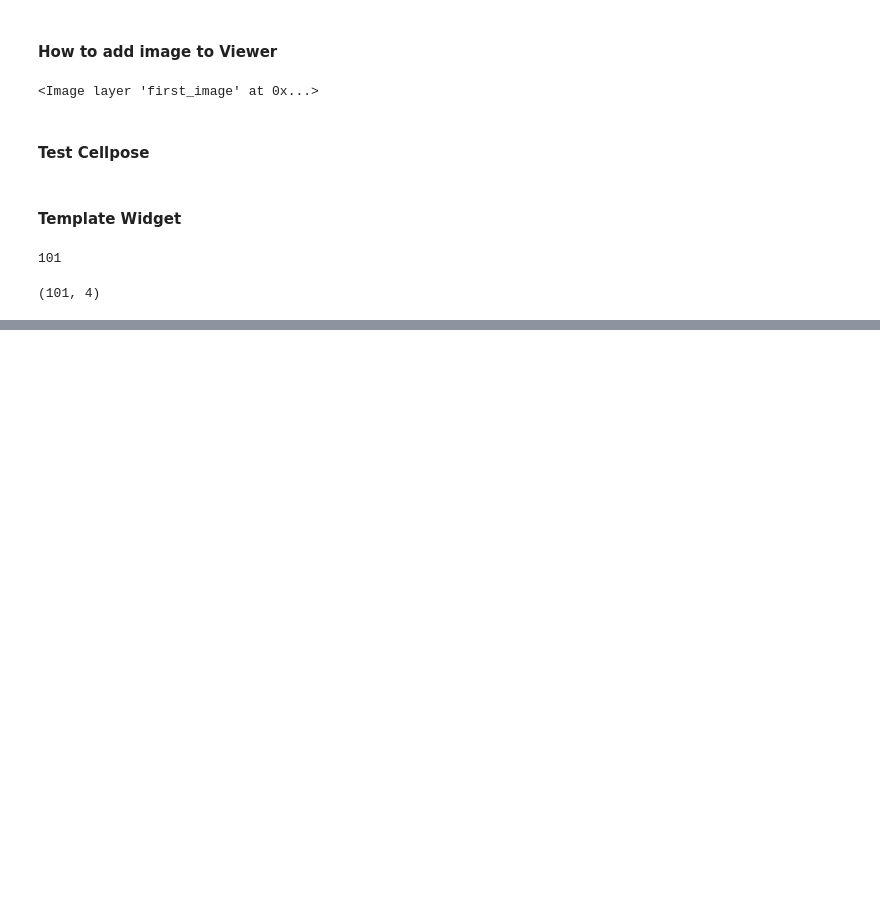
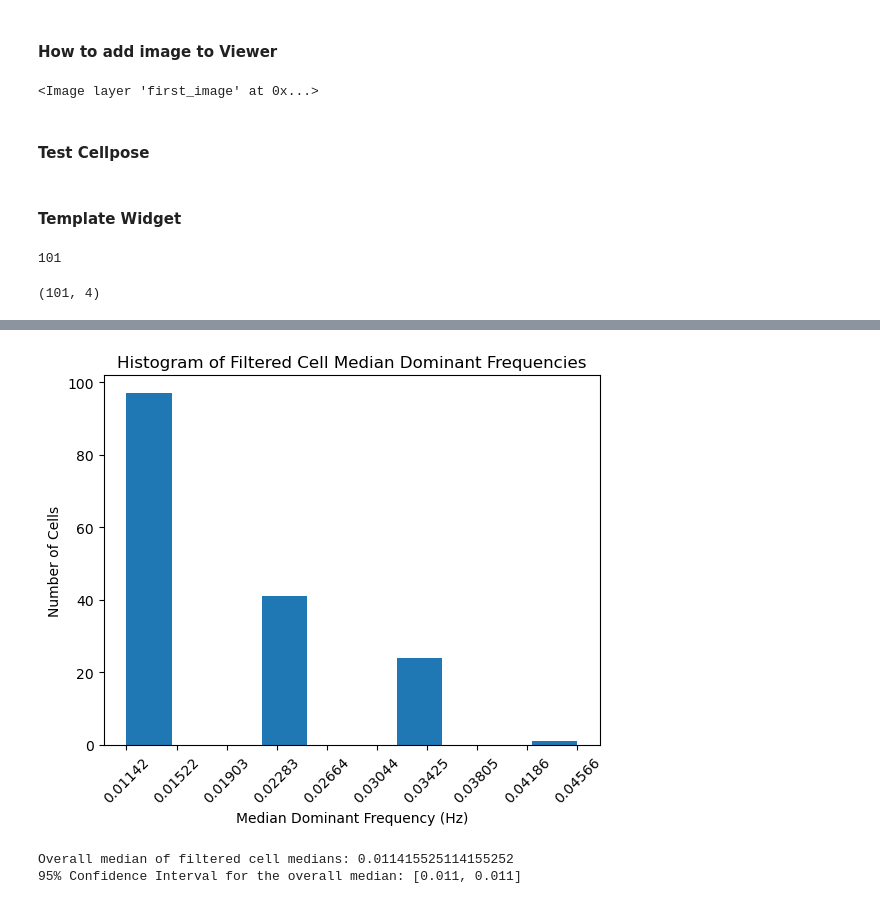
Before and after one commit to onurburakozdemir/WLabNapariPlugin, a Jupyter notebook: WLab_Napari.ipynb, the cells around one changed output, grey strips where cells are left out. Saved outputs shown, nothing was run; the diff lists cells and outputs as text; code cells hidden in the pictures; blank space fills up the shorter version.

```diff
--- a/WLab_Napari.ipynb
+++ b/WLab_Napari.ipynb
@@ -554,0 +680,79 @@ print(np.shape(colors))
+# %%
+# Assume raw_data is a 3D array (time, height, width) and mask is a 2D segmentation mask (background = 0)
+raw_data = raw_image_layer.data
+mask = mask_layer.data
+
+time_points = raw_data.shape[0]
+freqs = np.fft.rfftfreq(time_points, d=7.3)  # Adjust 'd' if your time interval differs
+
+# Get unique cell labels (ignore background)
+cell_labels = np.unique(mask)
+cell_labels = cell_labels[cell_labels != 0]
+
+cell_medians = []
+cell_means = []
+
+for cell_label in cell_labels:
+    cell_mask = mask == cell_label
+    ys, xs = np.where(cell_mask)
+
+    cell_dominant_freqs = []
+
+    # Compute dominant frequency for each pixel in the cell
+    for y, x in zip(ys, xs):
+        pixel_ts = raw_data[:, y, x]
+        fft_vals = np.fft.rfft(pixel_ts)
+        power = np.abs(fft_vals)**2
+
+        # Remove DC component
+        power[0] = 0
+
+        idx = np.argmax(power)
+        dominant_freq = freqs[idx]
+        cell_dominant_freqs.append(dominant_freq)
+
+    cell_median = np.median(cell_dominant_freqs)
+    cell_mean = np.mean(cell_dominant_freqs)
+
+    cell_medians.append(cell_median)
+    cell_means.append(cell_mean)
+
+cell_medians = np.array(cell_medians)
+cell_means = np.array(cell_means)
+
+# Define a threshold to filter out cells with non-oscillatory behavior.
+# This threshold is empirical—inspect your histogram to choose an appropriate value.
+threshold = 0  # for example, ignore cells with median frequency below 0.05 Hz
+filtered_cell_medians = cell_medians[cell_medians > threshold]
+
+# Plot histogram for filtered cell medians
+plt.figure()
+num_bins = 10
+plt.hist(filtered_cell_medians, bins=num_bins)
+plt.xlabel('Median Dominant Frequency (Hz)')
+plt.ylabel('Number of Cells')
+plt.title('Histogram of Filtered Cell Median Dominant Frequencies')
+ticks2 = np.linspace(filtered_cell_medians.min(), filtered_cell_medians.max(), num_bins)
+plt.xticks(ticks2, rotation=45)
+plt.show()
+
+# Compute overall median of filtered cells for inspection
+overall_median = np.median(filtered_cell_medians)
+print("Overall median of filtered cell medians:", overall_median)
+
+# ---- Bootstrapping to estimate the error interval (95% confidence interval) ----
+n_bootstraps = 1000  # Number of bootstrap iterations
+bootstrap_medians = np.array([
+    np.median(np.random.choice(filtered_cell_medians, size=len(filtered_cell_medians), replace=True))
+    for _ in range(n_bootstraps)
+])
+
+# Calculate the 95% confidence interval
+ci_lower = np.percentile(bootstrap_medians, 2.5)
+ci_upper = np.percentile(bootstrap_medians, 97.5)
+
+print(f"95% Confidence Interval for the overall median: [{ci_lower:.3f}, {ci_upper:.3f}]")
+# %% [output]
+[figure, added]
+Overall median of filtered cell medians: 0.011415525114155252
+95% Confidence Interval for the overall median: [0.011, 0.011]
```
Also changed, not shown: parts of 21 cells of this notebook.
